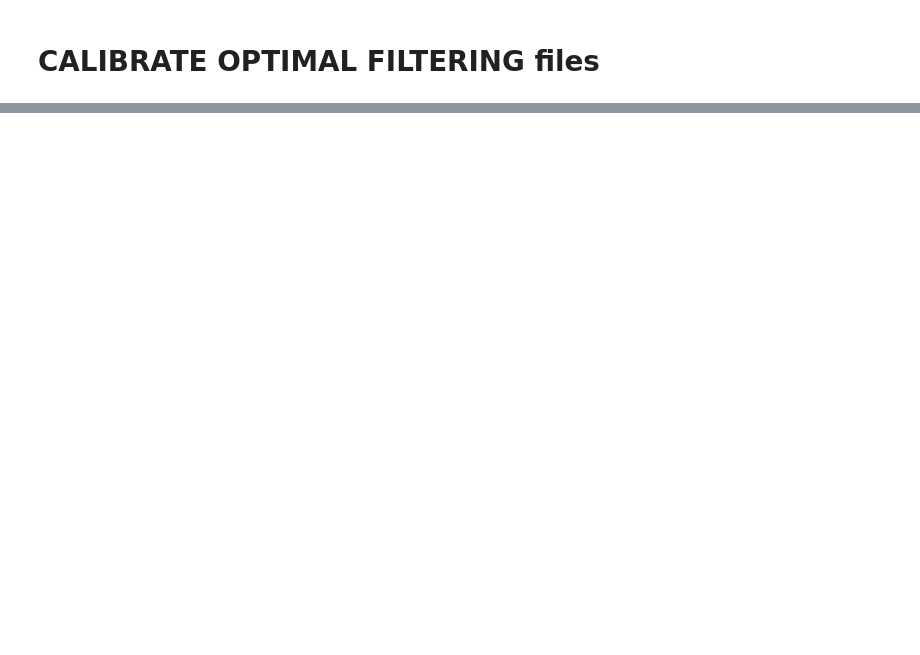
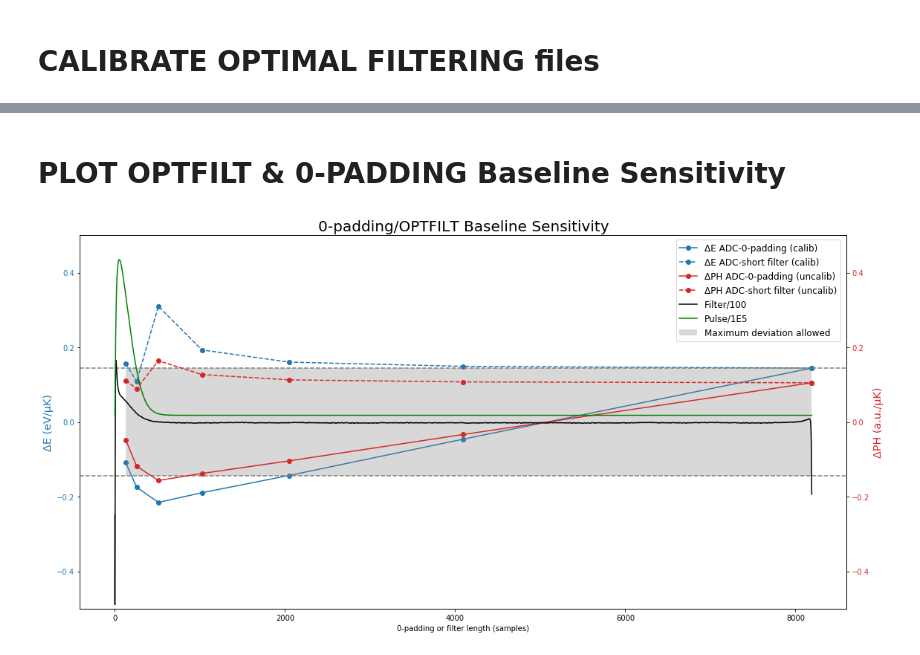
Before and after one commit to mtceballos/SIRENAcode, a Jupyter notebook: ERESOL/baselineSensitivity/baselineSensitivity.ipynb, the cells around one changed output, grey strips where cells are left out. Saved outputs shown, nothing was run; the diff lists cells and outputs as text; code cells hidden in the pictures; blank space fills up the shorter version.

Commit message:
baselineSensitivity: cosmetic changes and renaming

```diff
--- a/ERESOL/baselineSensitivity/baselineSensitivity.ipynb
+++ b/ERESOL/baselineSensitivity/baselineSensitivity.ipynb
@@ -26,6 +34,7 @@ from matplotlib import cm
 from matplotlib.ticker import LinearLocator, FormatStrFormatter
 from ipywidgets import interact, interactive, fixed, interact_manual
 import ipywidgets as widgets
+from numpy import genfromtxt
 
 cwd = os.getcwd()
 tmpDir = tempfile.mkdtemp()
@@ -35,12 +44,15 @@ os.environ["HEADASPROMPT"] = "/dev/null/"
 eurecaDir = "/dataj6/ceballos/INSTRUMEN/EURECA"
 sixteDir = eurecaDir + "/testHarness/simulations/SIXTE"
 sixteInst = os.environ["SIXTE"] + "/share/sixte/instruments/athena-xifu/"
-sixteInst = "/dataj4/software/SIXTE/git/gitInstall" + "/share/sixte/instruments/athena-xifu/"
+#sixteInst = "/dataj4/software/SIXTE/git/gitInstall" + "/share/sixte/instruments/athena-xifu/"
 xmlfile = sixteInst + "/xifu_detector_lpa_75um_AR0.5_pixoffset_mux40_pitch275um.xml"
+libDir = eurecaDir + "/testHarness/simulations/SIXTE/LIBRARIES/xifusimLPA75um/GLOBAL/ADC/"
+bslDir = eurecaDir + "/ERESOL/baselineSensitivity/"
 # %% [markdown]
 # Define variables
 # %%
-pulseLength=(128,256,512,1024,1500,2048,2500,3000,3500,4096,4500, 5000, 5500, 6000,7000, 8192) # or shorter lengths
+#pulseLength=(128,256,512,1024,1500,2048,2500,3000,3500,4096,4500, 5000, 5500, 6000,7000, 8192) # or shorter lengths
+pulseLength=(128,256,512,1024,2048,4096,8192) # or shorter lengths
 ofLength=(128,256,512,1024,2048,4096,8192) # for 0-padding or shorter filters otherwise
 # %% [markdown]
 # ... and filenames
@@ -205,9 +202,9 @@ if run:
 # %%
 run = 0
 if run:
-    coeffsFile = "/dataj6/ceballos/INSTRUMEN/EURECA/ERESOL/PAIRS/eresolLPA75um_xifusim/coeffs_polyfit.dat"
+    coeffsFile = "/dataj6/ceballos/INSTRUMEN/EURECA/ERESOL/PAIRS/eresolLPA75um_xifusim/coeffs_polyfit_methods_NewPar.dat"
     for i in range(0,len(pulseLength)):
-        alias = "pL" + str(pulseLength[i]) + "_STC_T_fixedlib6OF_OPTFILT8192_jitter_bbfb"
+        alias = "pL" + str(pulseLength[i]) + "_STC_T_fixedlib6OF_OPTFILT8192_nonoise_bbfb_NewPar"
         auxpy.convertEnergies(evtFs[i],evtFs_calib[i],coeffsFile,alias)
 
         auxpy.convertEnergies(evtTBFs[i],evtTBFs_calib[i],coeffsFile,alias)
@@ -216,9 +231,9 @@ if run:
 # %%
 run = 0
 if run:
-    coeffsFile = "/dataj6/ceballos/INSTRUMEN/EURECA/ERESOL/PAIRS/eresolLPA75um_xifusim/coeffs_polyfit.dat"
+    coeffsFile = "/dataj6/ceballos/INSTRUMEN/EURECA/ERESOL/PAIRS/eresolLPA75um_xifusim/coeffs_polyfit_methods_NewPar.dat"
     for i in range(0,len(ofLength)):
-        alias = "pL8192_STC_T_fixedlib6OF_OPTFILT" + str(ofLength[i]) + "_jitter_bbfb"
+        alias = "pL8192_STC_T_fixedlib6OF_OPTFILT" + str(ofLength[i]) + "_nonoise_bbfb_NewPar"
         auxpy.convertEnergies(evtFs_OPTFILT[i],evtFs_calib_OPTFILT[i],coeffsFile,alias)
 
         auxpy.convertEnergies(evtTBFs_OPTFILT[i],evtTBFs_calib_OPTFILT[i],coeffsFile,alias)
@@ -392,0 +344,2 @@ if run:
+# %% [markdown]
+# PLOT OPTFILT & 0-PADDING Baseline Sensitivity
@@ -392,0 +394,37 @@ if run:
+# %%
+fig = plt.figure(figsize=(16,8))
+ax1 = fig.add_subplot(1, 1, 1)
+#fig.suptitle('0-padding/OPTFILT Baseline Sensitivity', fontsize=14, fontweight='bold')
+
+title = ax1.set_title("0-padding/OPTFILT Baseline Sensitivity", fontsize=20)
+ax1.set_ylim(-0.5, 0.5)
+
+color = 'tab:blue'
+ax1.set_xlabel('0-padding or filter length (samples)')
+ax1.set_ylabel('ΔE (eV/µK)', color=color, fontsize='x-large')
+ax1.tick_params(axis='y', labelcolor=color)
+ax1.plot(pulseLength,AE_eV_calib, marker='o', linestyle='-', color=color, label='ΔE ADC-0-padding (calib)' )
+ax1.plot(ofLength,AE_eV_calib_OPTFILT,marker='o', linestyle='--', color=color, label='ΔE ADC-short filter (calib)' )
+ax1.axhline(y=AE_eV_calib_OPTFILT[6],linestyle='--',color='gray')
+ax1.axhline(y=-AE_eV_calib_OPTFILT[6],linestyle='--',color='gray')
+
+ax2 = ax1.twinx()  # instantiate a second axes that shares the same x-axis
+ax2.set_ylim(-0.5, 0.5)
+
+color = 'tab:red'
+ax2.set_ylabel('ΔPH (a.u./µK)', color=color, fontsize='x-large')  # we already handled the x-label with ax1
+ax2.tick_params(axis='y', labelcolor=color)
+ax2.plot(pulseLength,AE_eV_nocalib, marker='o', color=color, linestyle='-', label='ΔPH ADC-0-padding (uncalib)')
+ax2.plot(ofLength,AE_eV_nocalib_OPTFILT, marker='o', color=color, linestyle='--', label='ΔPH ADC-short filter (uncalib)')
+
+ax2.plot(list(range(0,8192)),ft/100,linestyle='-',color='black',label="Filter/100")
+ax2.plot(list(range(0,8192)),pl/1E5,linestyle='-',color='green',label="Pulse/1E5")
+ax2.fill_between(ofLength,-AE_eV_calib_OPTFILT[6], +AE_eV_calib_OPTFILT[6], facecolor="gray", alpha=0.3, label="Maximum deviation allowed")
+fig.legend(loc=(0.75,0.7),fontsize='large')
+
+fig.tight_layout()  # otherwise the right y-label is slightly clipped
+#plt.grid(True)
+plt.show()
+fig.savefig('baselineSensitivity0padding.png', dpi=fig.dpi)
+# %% [output]
+[figure, added]
```
Also changed, not shown: parts of 12 cells of this notebook.
